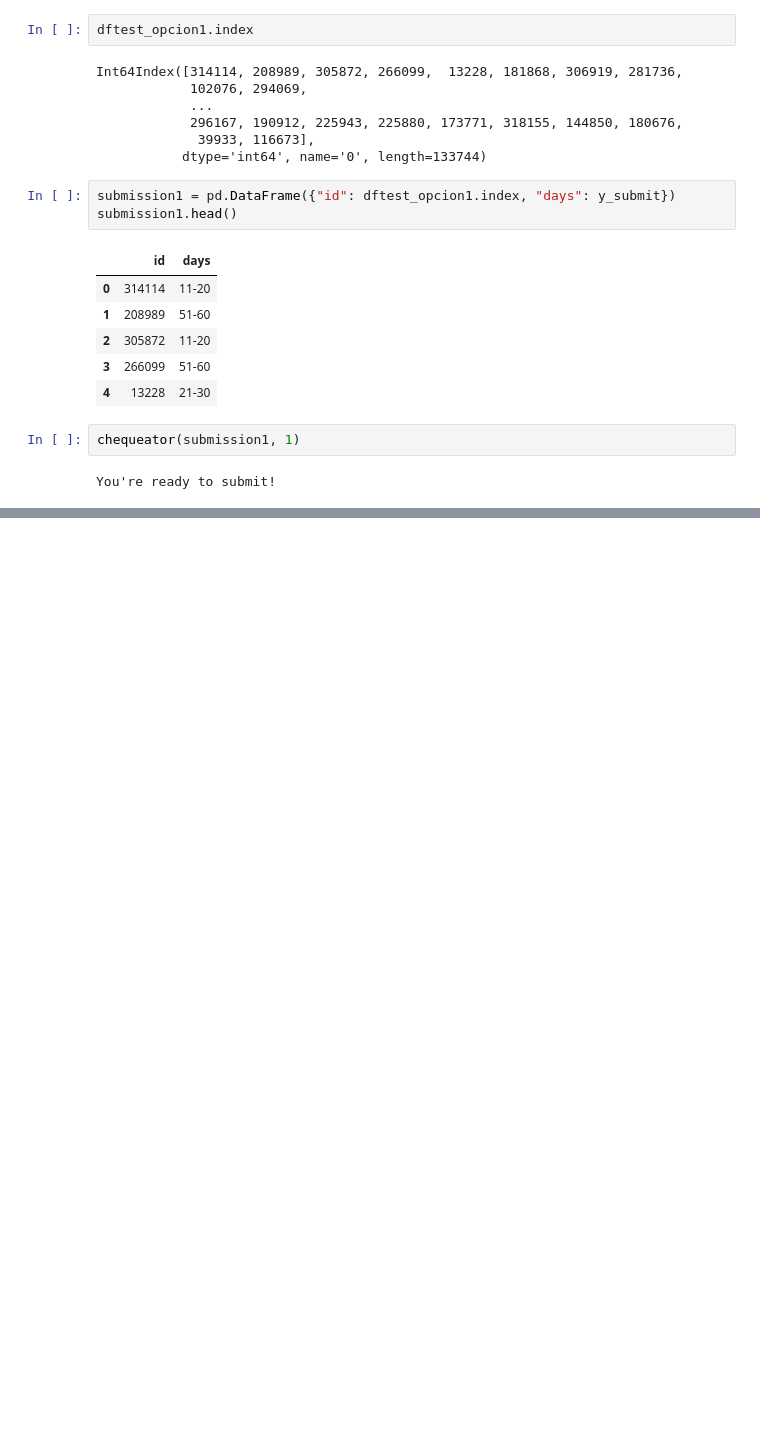
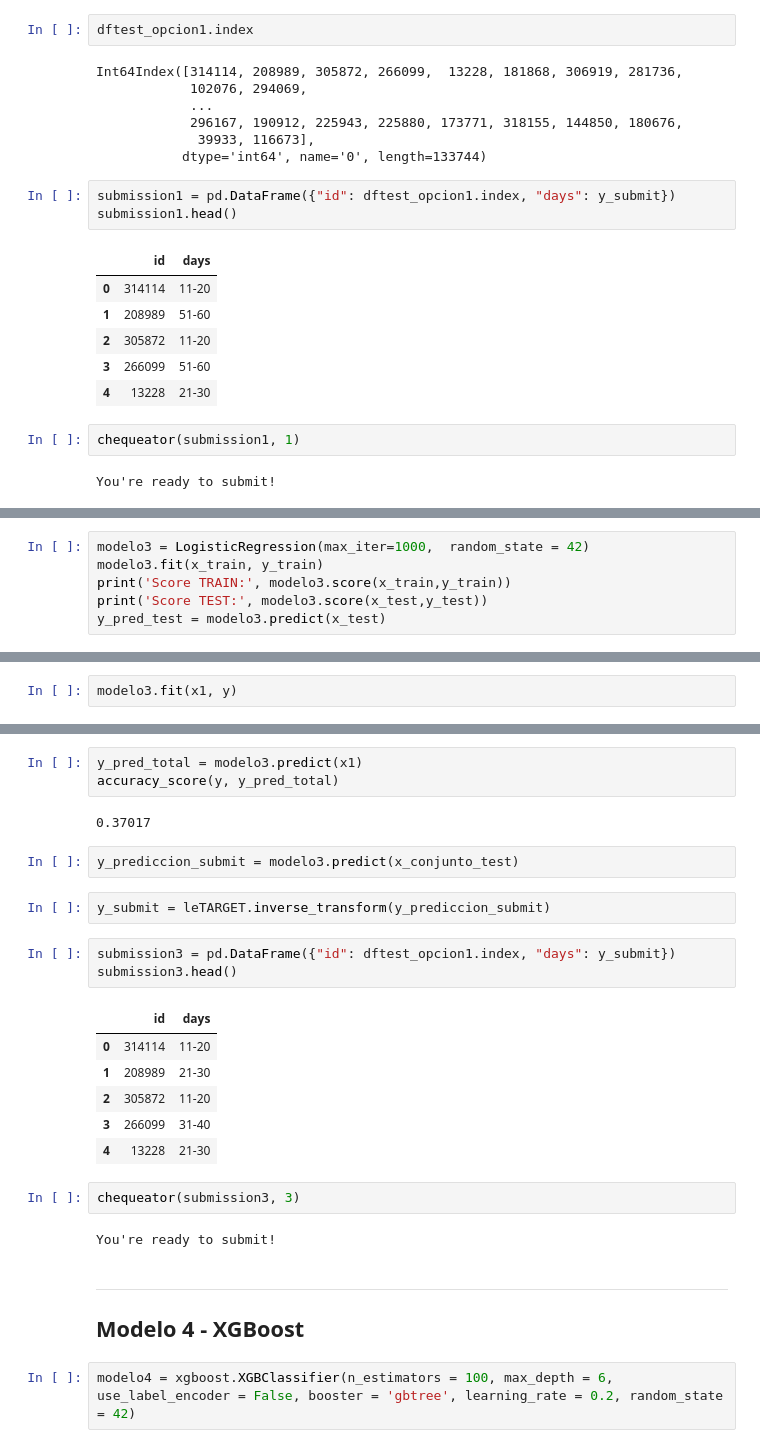
Before and after one commit to leo90rc/Leonardo.DataScience, a Jupyter notebook: Competicion_Kaggle/how-long-would-you-stay-data-ft-apr-2021/HowLongWouldYouStay.ipynb, the cells around one changed output, grey strips where cells are left out. Cells and saved outputs as stored; diff of their text form; blank space fills up the shorter version.

```diff
--- a/Competicion_Kaggle/how-long-would-you-stay-data-ft-apr-2021/HowLongWouldYouStay.ipynb
+++ b/Competicion_Kaggle/how-long-would-you-stay-data-ft-apr-2021/HowLongWouldYouStay.ipynb
@@ -1160,0 +1306,6 @@ You're ready to submit!
+# %%
+modelo3 = LogisticRegression(max_iter=1000,  random_state = 42)
+modelo3.fit(x_train, y_train)
+print('Score TRAIN:', modelo3.score(x_train,y_train))
+print('Score TEST:', modelo3.score(x_test,y_test))
+y_pred_test = modelo3.predict(x_test)
@@ -1160,0 +1319,2 @@ You're ready to submit!
+# %%
+modelo3.fit(x1, y)
@@ -1160,0 +1330,28 @@ You're ready to submit!
+# %%
+y_pred_total = modelo3.predict(x1)
+accuracy_score(y, y_pred_total)
+# %% [output]
+0.37017
+# %%
+y_prediccion_submit = modelo3.predict(x_conjunto_test)
+# %%
+y_submit = leTARGET.inverse_transform(y_prediccion_submit)
+# %%
+submission3 = pd.DataFrame({"id": dftest_opcion1.index, "days": y_submit})
+submission3.head()
+# %% [output]
+|  | id | days |
+| 0 | 314114 | 11-20 |
+| 1 | 208989 | 21-30 |
+| 2 | 305872 | 11-20 |
+| 3 | 266099 | 31-40 |
+| 4 | 13228 | 21-30 |
+# %%
+chequeator(submission3, 3)
+# %% [output]
+You're ready to submit!
+# %% [markdown]
+---
+## Modelo 4 - XGBoost
+# %%
+modelo4 = xgboost.XGBClassifier(n_estimators = 100, max_depth = 6, use_label_encoder = False, booster = 'gbtree', learning_rate = 0.2, random_state = 42)
```
Also changed, not shown: parts of 90 cells of this notebook, 7 other files.
